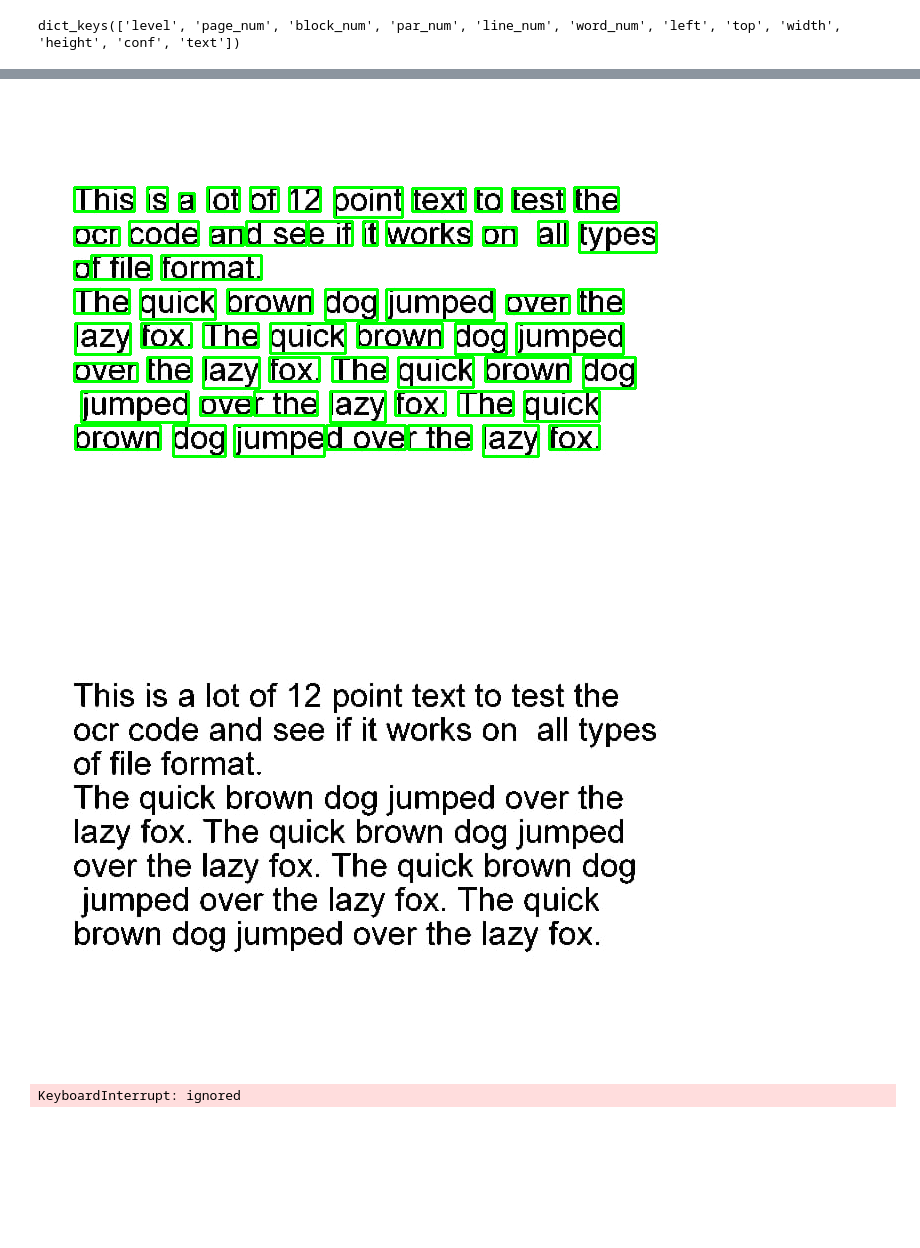
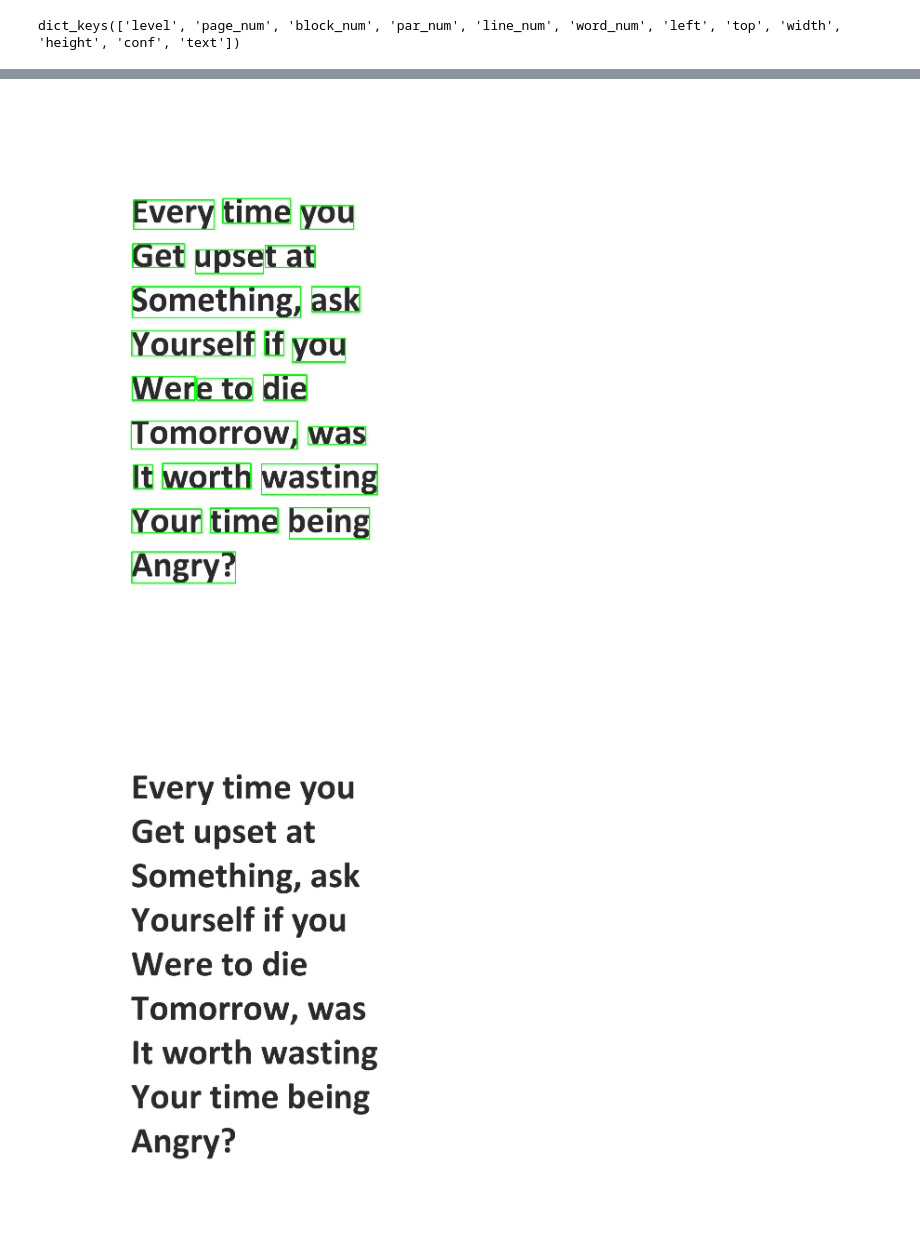
Before and after one commit to Proybolten/OCR-Optical-Character_Recognition, a Jupyter notebook: OCR_OpticalCharacter_detection.ipynb, the cells around one changed output, grey strips where cells are left out. Drawn from its saved outputs; the diff is of its cells as text; code cells hidden in the pictures; blank space fills up the shorter version.

```diff
--- a/OCR_OpticalCharacter_detection.ipynb
+++ b/OCR_OpticalCharacter_detection.ipynb
@@ -31,5 +41,5 @@ Saving grip.png to grip (2).png
 # %%
-img=cv2.imread('grip.png')
+img=cv2.imread('Grip.jpg')
 h, w, c = img.shape
 boxes = pytesseract.image_to_boxes(img)
 for b in boxes.splitlines():
@@ -43,7 +53,7 @@ cv2.waitKey(0)
 -1
 # %%
 from pytesseract import Output
-img1 = cv2.imread('grip.png')
+img1 = cv2.imread('Grip.jpg')
 
 d = pytesseract.image_to_data(img1, output_type=Output.DICT)
 print(d.keys())
@@ -78,12 +88,7 @@ brown dog jumped over the lazy fox.
 # %%
 from IPython.display import Image
 cv2_imshow(img1)
-Image("grip.png")
+Image("Grip.jpg")
 # %% [output]
-[figure, old version]
+[figure, new version]
-[figure, old version]
+[figure, new version]
-# %%
-from google.colab import drive
-drive.mount('/content/drive')
-# %% [output]
-KeyboardInterrupt: ignored
```
Also changed, not shown: parts of 5 cells of this notebook.
